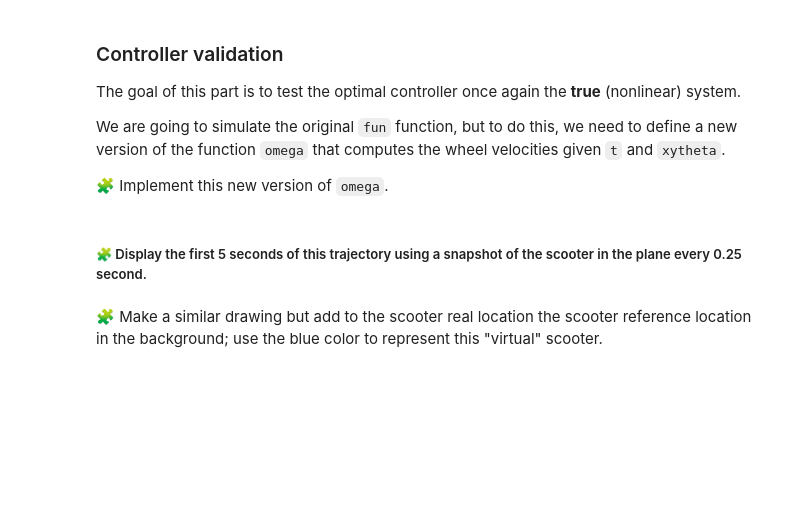
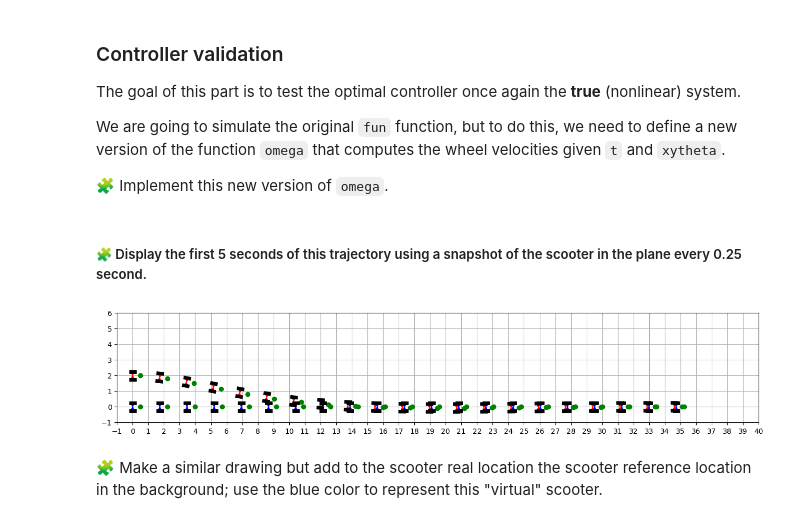
Before and after one commit to Oumarkei/control-engineering-with-python-project-2023-2024, a Jupyter notebook: Project-part-3.ipynb, the cells around one changed output. Cells and saved outputs as stored; diff of their text form; code cells hidden in the pictures; blank space fills up the shorter version.

```diff
--- a/Project-part-3.ipynb
+++ b/Project-part-3.ipynb
@@ -992,5 +990,100 @@ pass
+# %%
+def omega(t, xytheta):
+    # Calcul de la position de la référence Xr
+    Xr = np.array([v * t, 0, 0])
+
+    # Calcul de la vitesse angulaire de référence wr
+    wr = np.array([v / r, v / r])
+
+    # Calcul de la différence entre la position donnée xytheta et la position de référence Xr
+    deltaX = xytheta - Xr
+
+    # Calcul de l'ajustement de la vitesse angulaire deltaw en fonction de deltaX et de la matrice K
+    deltaw = -np.dot(K, deltaX)
+
+    # Calcul de la vitesse angulaire totale w comme la somme de wr et deltaw
+    w = wr + deltaw
+
+    # Retourne la vitesse angulaire totale w
+    return w
 # %% [markdown]
 ##### 🧩 Display the first 5 seconds of this trajectory using a snapshot of the scooter in the plane every 0.25 second.
+# %%
+import matplotlib.pyplot as plt
+
+def draw_virtual_scooter(x, y, theta):
+    # Translation et rotation
+    translation = np.array([[x], [y]])
+    rotation = np.array([
+        [np.cos(theta), -np.sin(theta)],
+        [np.sin(theta), np.cos(theta)]
+    ])
+
+    # Pad gauche
+    corners = [[0, 0], [-r, l/2], [r, l/2]]
+    corners += [corners[0]]
+    corners = np.array(corners).T
+    corners = rotation @ corners + translation
+    xc = corners[0]
+    yc = corners[1]
+    plt.fill(xc, yc, color="blue", zorder=10)
+
+    # Pad droit
+    corners = [[0, 0], [r, -l/2], [-r, -l/2]]
+    corners += [corners[0]]
+    corners = np.array(corners).T
+    corners = rotation @ corners + translation
+    xc = corners[0]
+    yc = corners[1]
+    plt.fill(xc, yc, color="blue", zorder=10)
+
+    # Roues fixes
+    wheel_left_xy_start = rotation @ [[-r], [-l/2]] + translation
+    wheel_left_xy_end = rotation @ [[r], [-l/2]] + translation
+    plt.plot([wheel_left_xy_start[0], wheel_left_xy_end[0]], [wheel_left_xy_start[1], wheel_left_xy_end[1]], color="black",linewidth=5, zorder=20)
+
+    wheel_right_xy_start = rotation @ [[-r], [l/2]] + translation
+    wheel_right_xy_end = rotation @ [[r], [l/2]] + translation
+    plt.plot([wheel_right_xy_start[0], wheel_right_xy_end[0]], [wheel_right_xy_start[1], wheel_right_xy_end[1]], color="black", linewidth=5, zorder=20)
+
+    # Marqueur avant
+    xm, ym = rotation @ np.array([0.5, 0]) + np.array([x, y])
+    plt.plot([xm], [ym], "o", color="green")
+
+
+# Redéfinir la fonction fun pour qu'elle prenne en compte la nouvelle expression de omega
+def fun(t, xytheta):
+    x, y, theta = xytheta
+    omega_l, omega_r = omega(t, xytheta)
+    dx = r * 0.5 * (omega_l + omega_r) * np.cos(theta)
+    dy = r * 0.5 * (omega_l + omega_r) * np.sin(theta)
+    dtheta = r * (omega_r - omega_l) / l
+    return np.array([dx, dy, dtheta])
+
+# Résultats de l'intégration
+results = solve_ivp(fun=fun,t_span=[0,tf],y0=[0,2,0],dense_output=True, rtol=1e-6, atol=1e-6)
+
+# Paramètres de simulation
+step = 0.25
+v = 25/3.6
+r = 0.125
+l = 0.5
+t = np.arange(0, 5 + step, step)
+x_v = [v * i for i in t]
+y_v = np.zeros_like(t)
+theta_v = np.zeros_like(t)
+sol_t = results["sol"](t)
+
+# Dessiner l'arène
+draw_arena(-1, 40, -1, 6)
+
+# Dessiner les scooters virtuels et réels
+for x, y, theta in zip(x_v, y_v, theta_v):
+    draw_virtual_scooter(x, y, theta)
+for x, y, theta in sol_t.T:
+    draw_scooter(x, y, theta)
+# %% [output]
+[figure, added]
 # %% [markdown]
 🧩 Make a similar drawing but add to the scooter real location the scooter reference location in the background; use the blue color to represent this "virtual" scooter.
 # %%
```
Also changed, not shown: parts of 1 cell of this notebook.
